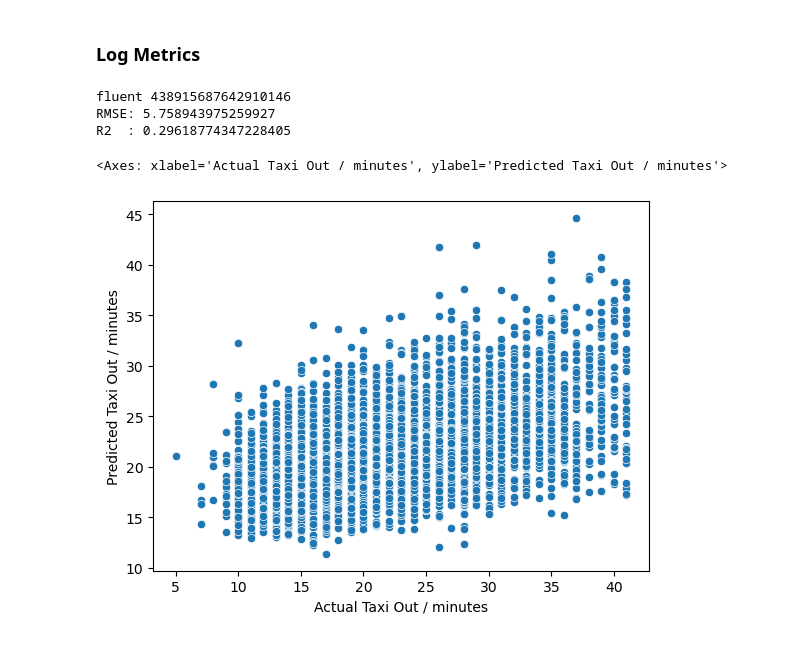
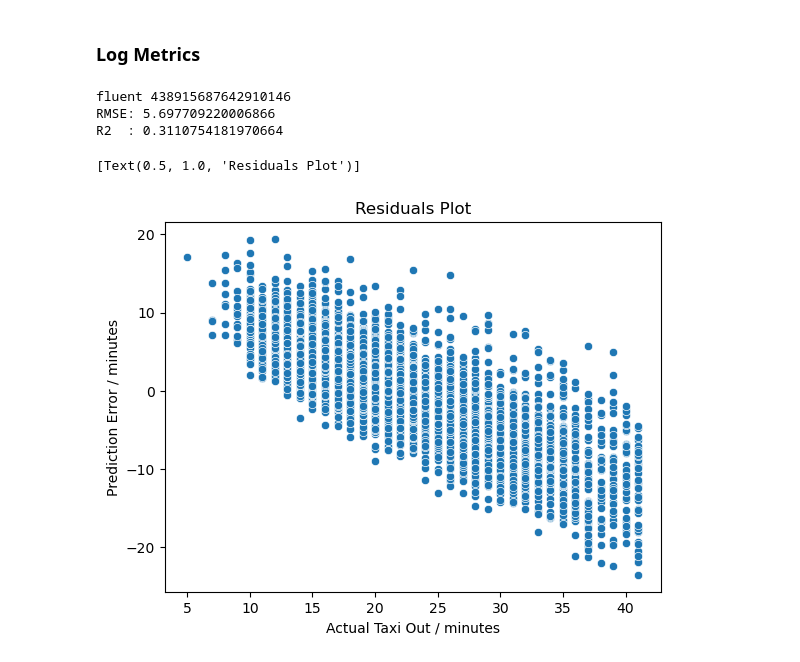
Before and after one commit to ADPriceless/TDA_Assignment_TaxiTime, a Jupyter notebook: experimentation.ipynb, the cells around one changed output. Drawn from its saved outputs; the diff is of its cells as text; code cells hidden in the pictures.

````diff
--- a/experimentation.ipynb
+++ b/experimentation.ipynb
@@ -69,6 +69,12 @@ df_takeoff.head()
 5 rows × 22 columns
 # %% [markdown]
 ### Preprocessing Pipeline
+# %%
+# Parameters for the experimentation
+params = {
+    'random_state': 42,
+    'encode_weather': True
+}
 # %%
 class WeatherConditionEncoder(BaseEstimator, TransformerMixin):
     """
@@ -83,9 +89,6 @@ class WeatherConditionEncoder(BaseEstimator, TransformerMixin):
     ```
     """
     def fit(self, X, y=None):
-        return self
-
-    def transform(self, X: pd.DataFrame, y=None):
         # Create a list of unique weather conditions
         # (instead of combinations of conditions)
         separated = []
@@ -105,13 +108,19 @@ class WeatherConditionEncoder(BaseEstimator, TransformerMixin):
         for cond in remove:
             separated.remove(cond)
 
+        # Store the separated column names
+        self.separated = separated
+
+        return self
+
+    def transform(self, X: pd.DataFrame, y=None):
         # Encode the separated conditions into a truth table
         encoded = pd.DataFrame(
-            np.zeros((X['Condition'].shape[0], len(separated))),
-            columns=separated
+            np.zeros((X['Condition'].shape[0], len(self.separated))),
+            columns=self.separated
         )
         for r, row in enumerate(X['Condition']):
-            for c, cond in enumerate(separated):
+            for c, cond in enumerate(self.separated):
                 if cond in row:
                     encoded.iloc[r, c] = 1.0
         return encoded
@@ -135,9 +144,4 @@ expander.fit_transform(df_takeoff)
 28818 rows × 16 columns
-# %%
-params = {
-    'random_state': 42,
-    'encode_weather': False
-}
 # %%
 X = df_takeoff.drop(columns=['TAXI_OUT'])
 y = df_takeoff['TAXI_OUT']
@@ -240,23 +228,35 @@ with mlflow.start_run(
     ):
     mlflow.log_params(params)
 
+    # Fit the model
+    model.fit(X_train_scaled, y_train)
+
+    # Predict on the test set
+    X_test_scaled = col_transformer.transform(X_test)
+    y_pred = model.predict(X_test_scaled)
+
+    # Evaluate the model
     rmse = np.sqrt(mean_squared_error(y_test, y_pred))
     r2 = r2_score(y_test, y_pred)
     print(f'RMSE: {rmse}')
     print(f'R2  : {r2}')
 
+    # Log metrics
     mlflow.sklearn.log_model(model, 'sk_models')
     mlflow.log_metric('RMSE', rmse)
     mlflow.log_metric('R2_Score', r2)
 # %% [output]
 fluent 438915687642910146
-RMSE: 5.758943975259927
-R2  : 0.29618774347228405
+RMSE: 5.697709220006866
+R2  : 0.3110754181970664
 # %%
-results = pd.DataFrame(
-    {'Actual Taxi Out / minutes': y_test, 'Predicted Taxi Out / minutes': y_pred}
+residuals = pd.DataFrame(
+    {'Actual Taxi Out / minutes': y_test, 'Prediction Error / minutes': y_pred-y_test}
 )
-sns.scatterplot(x=results['Actual Taxi Out / minutes'], y=results['Predicted Taxi Out / minutes'])
+sns.scatterplot(
+    x=residuals['Actual Taxi Out / minutes'],
+    y=residuals['Prediction Error / minutes']
+).set(title='Residuals Plot')
 # %% [output]
-<Axes: xlabel='Actual Taxi Out / minutes', ylabel='Predicted Taxi Out / minutes'>
+[Text(0.5, 1.0, 'Residuals Plot')]
-[figure, old version]
+[figure, new version]
````
Also changed, not shown: parts of 4 cells of this notebook.
